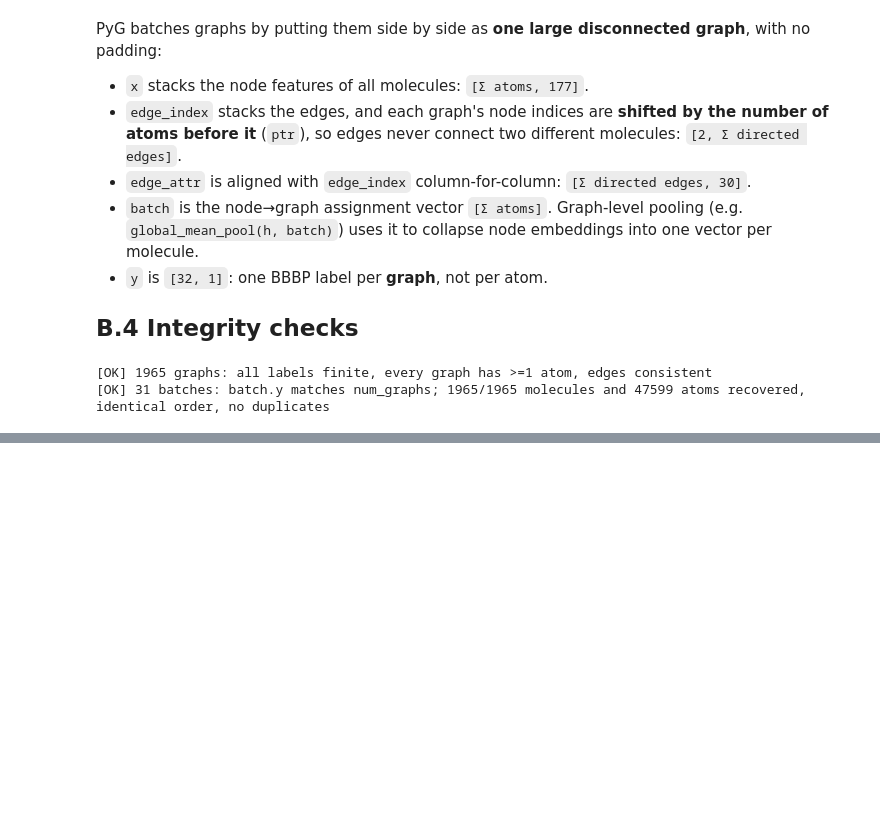
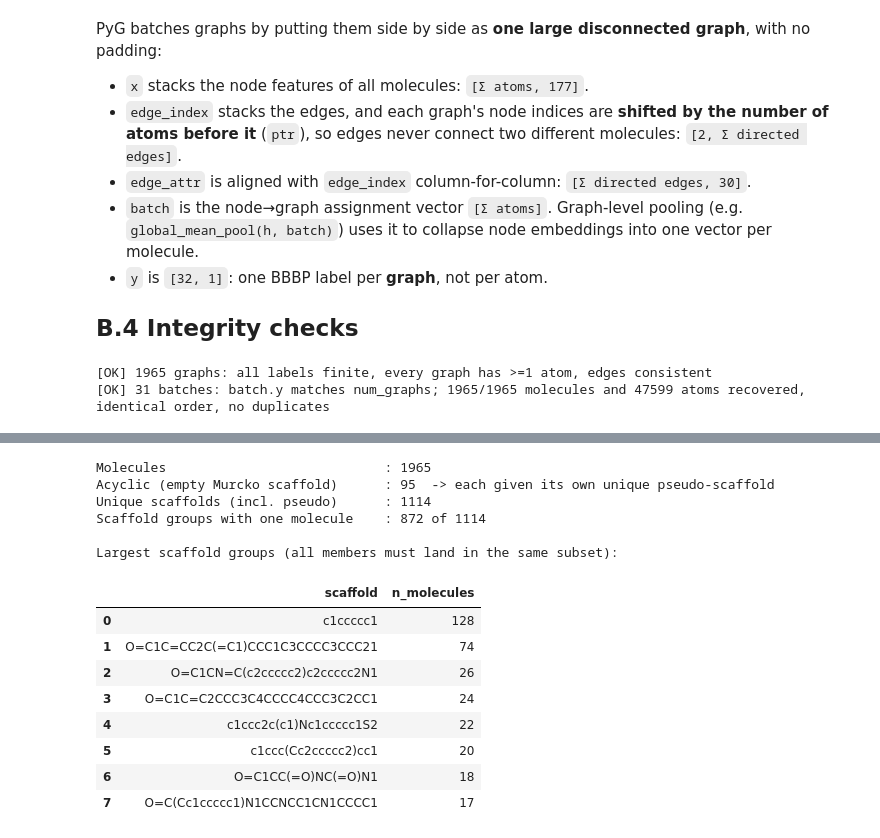
Before and after one commit to faizr206/Assignment3_MedicalImaging, a Jupyter notebook: Assignment3_Faiz.ipynb, the cells around one changed output, grey strips where cells are left out. Cells and saved outputs as stored; diff of their text form; code cells hidden in the pictures; blank space fills up the shorter version.

```diff
--- a/Assignment3_Faiz.ipynb
+++ b/Assignment3_Faiz.ipynb
@@ -675,0 +695,35 @@ assert len(clean_graphs) == len(clean_df)
+# %%
+from rdkit.Chem.Scaffolds import MurckoScaffold
+
+def murcko_scaffold(smiles: str) -> str:
+    """Bemis–Murcko scaffold SMILES (ring systems + linkers, side chains removed)."""
+    return MurckoScaffold.MurckoScaffoldSmiles(mol=Chem.MolFromSmiles(smiles), includeChirality=False)
+
+raw_scaffolds = [murcko_scaffold(s) for s in clean_df["canonical"]]
+n_acyclic = sum(s == "" for s in raw_scaffolds)
+clean_df["scaffold"] = [s if s else f"ACYCLIC_{i}" for i, s in enumerate(raw_scaffolds)]
+
+scaf_counts = clean_df["scaffold"].value_counts()
+print(f"Molecules                            : {len(clean_df)}")
+print(f"Acyclic (empty Murcko scaffold)      : {n_acyclic}  -> each given its own unique pseudo-scaffold")
+print(f"Unique scaffolds (incl. pseudo)      : {len(scaf_counts)}")
+print(f"Scaffold groups with one molecule    : {(scaf_counts == 1).sum()} of {len(scaf_counts)}")
+
+print("\nLargest scaffold groups (all members must land in the same subset):")
+display(pd.DataFrame({"scaffold": scaf_counts.head(8).index, "n_molecules": scaf_counts.head(8).values}))
+# %% [output]
+Molecules                            : 1965
+Acyclic (empty Murcko scaffold)      : 95  -> each given its own unique pseudo-scaffold
+Unique scaffolds (incl. pseudo)      : 1114
+Scaffold groups with one molecule    : 872 of 1114
+
+Largest scaffold groups (all members must land in the same subset):
+|  | scaffold | n_molecules |
+| 0 | c1ccccc1 | 128 |
+| 1 | O=C1C=CC2C(=C1)CCC1C3CCCC3CCC21 | 74 |
+| 2 | O=C1CN=C(c2ccccc2)c2ccccc2N1 | 26 |
+| 3 | O=C1C=C2CCC3C4CCCC4CCC3C2CC1 | 24 |
+| 4 | c1ccc2c(c1)Nc1ccccc1S2 | 22 |
+| 5 | c1ccc(Cc2ccccc2)cc1 | 20 |
+| 6 | O=C1CC(=O)NC(=O)N1 | 18 |
+| 7 | O=C(Cc1ccccc1)N1CCNCC1CN1CCCC1 | 17 |
```
Also changed, not shown: parts of 18 cells of this notebook.
